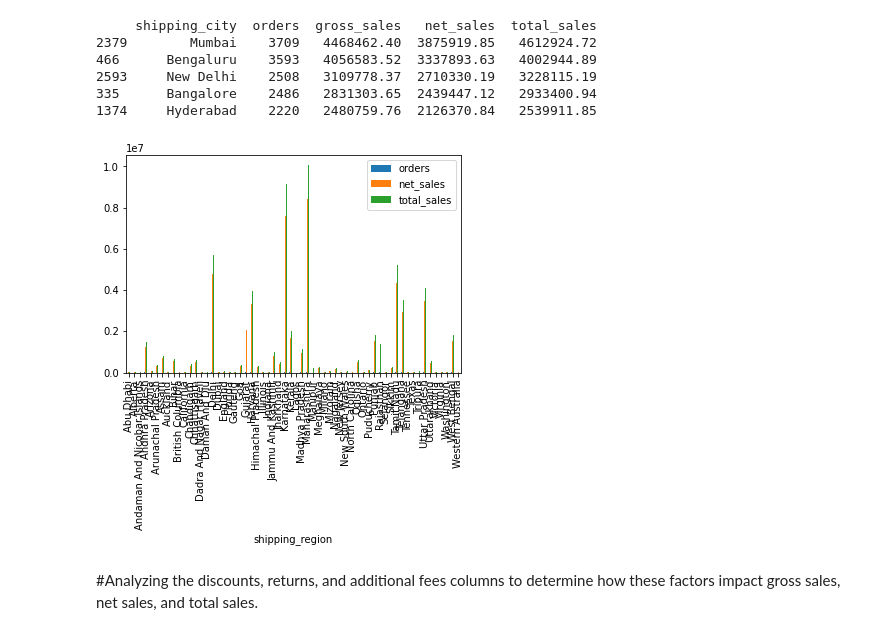
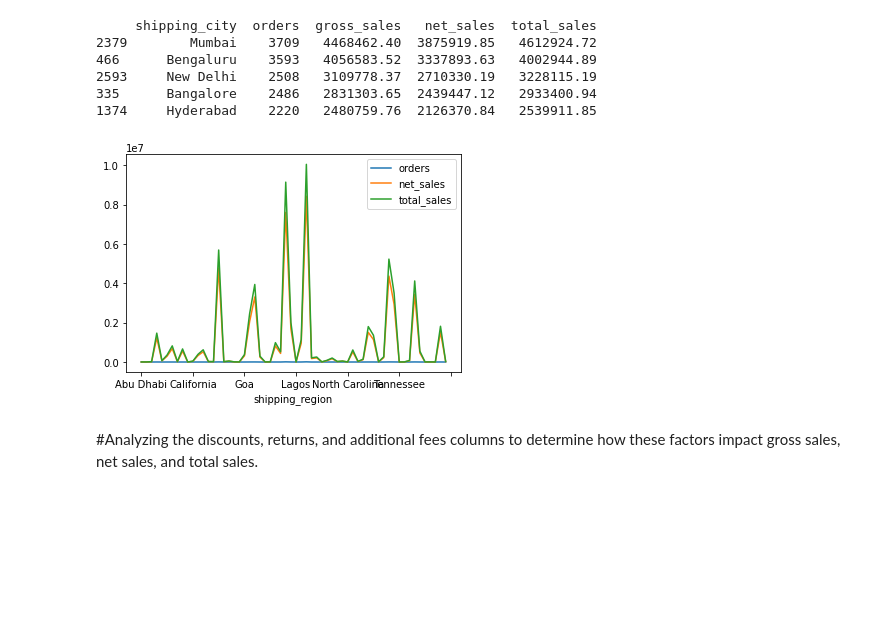
Before and after one commit to ssddatascience/mycodesfordatascience, a Jupyter notebook: marketaApps_analysis_&_Visualization.ipynb, the cells around one changed output. Saved outputs shown, nothing was run; the diff lists cells and outputs as text; code cells hidden in the pictures; blank space fills up the shorter version.

```diff
--- a/marketaApps_analysis_&_Visualization.ipynb
+++ b/marketaApps_analysis_&_Visualization.ipynb
@@ -472,10 +478,10 @@ print(city_sales.sort_values(by='total_sales', ascending=False).head(5))
 335      Bangalore    2486   2831303.65  2439447.12   2933400.94
 1374     Hyderabad    2220   2480759.76  2126370.84   2539911.85
 # %%
-region_sales.plot(x='shipping_region', y=['orders','net_sales','total_sales'], kind='bar')
+region_sales.plot(x='shipping_region', y=['orders','net_sales','total_sales'], kind='line')
 plt.show()
 # %% [output]
-[figure, old version]
+[figure, new version]
 # %% [markdown]
 #Analyzing the discounts, returns, and additional fees columns to determine how these factors impact gross sales, net sales, and total sales.
 # %%
```
Also changed, not shown: parts of 2 cells of this notebook.
